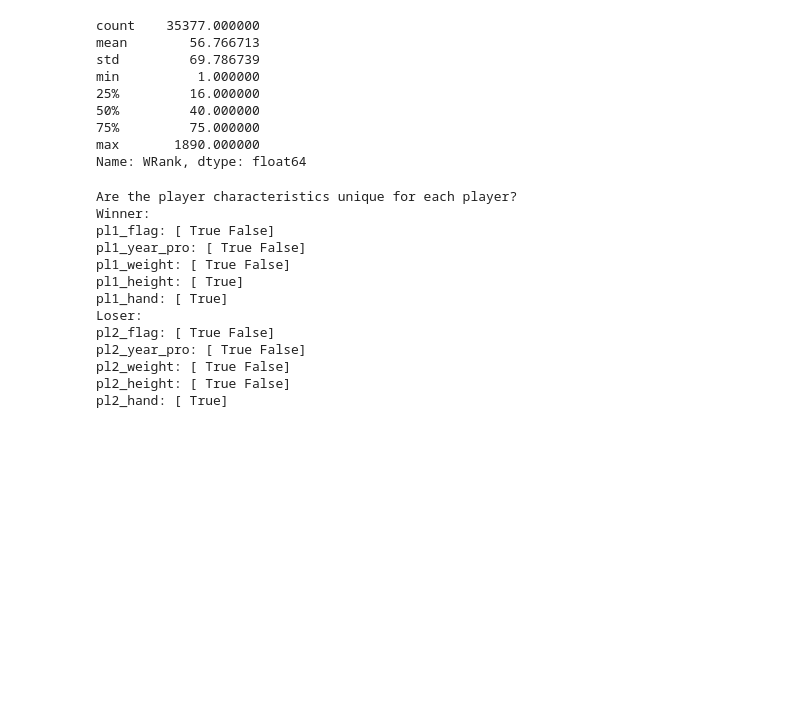
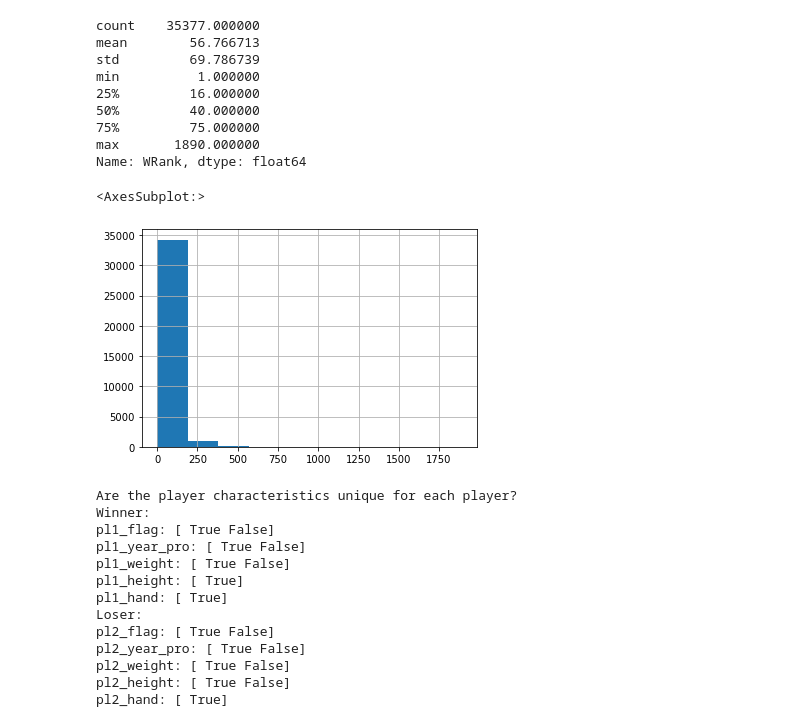
Before and after one commit to com-480-data-visualization/datavis-project-2022-plot-twist, a Jupyter notebook: tab1_network.ipynb, the cells around one changed output. Saved outputs shown, nothing was run; the diff lists cells and outputs as text; code cells hidden in the pictures; blank space fills up the shorter version.

Commit message:
hist

```diff
--- a/tab1_network.ipynb
+++ b/tab1_network.ipynb
@@ -44,6 +44,11 @@ min          1.000000
 75%         75.000000
 max       1890.000000
 Name: WRank, dtype: float64
+# %%
+df.WRank.hist()
+# %% [output]
+<AxesSubplot:>
+[figure, added]
 # %%
 # Are the player characteristics unique for each player?
 
```
